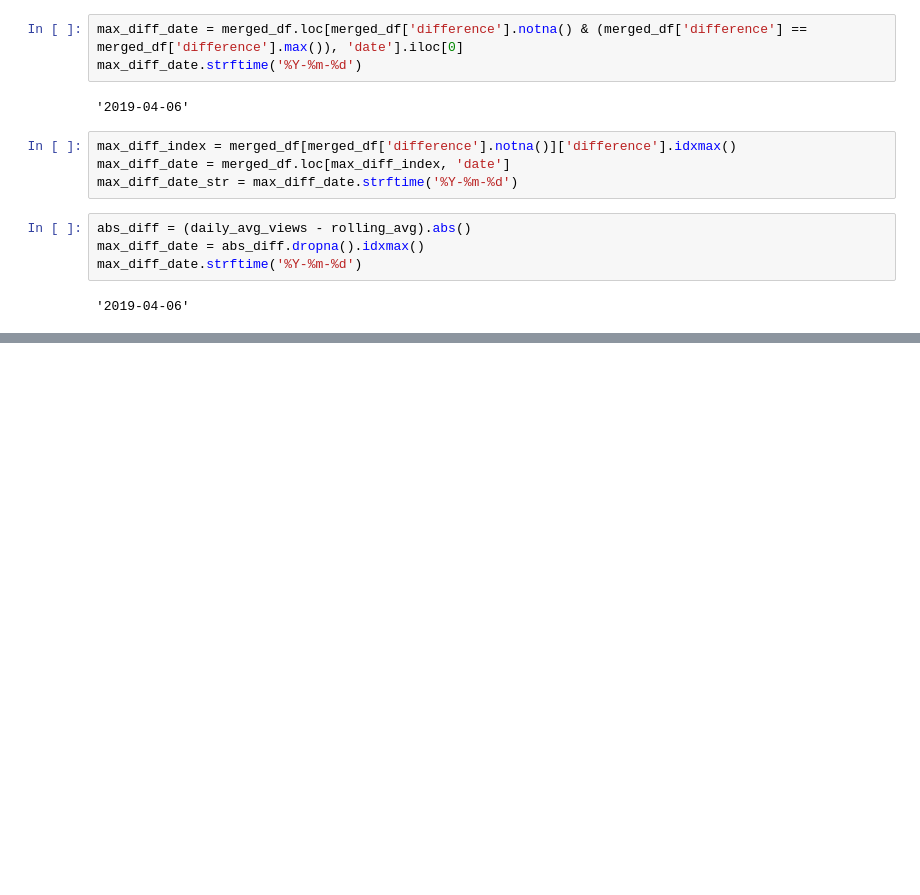
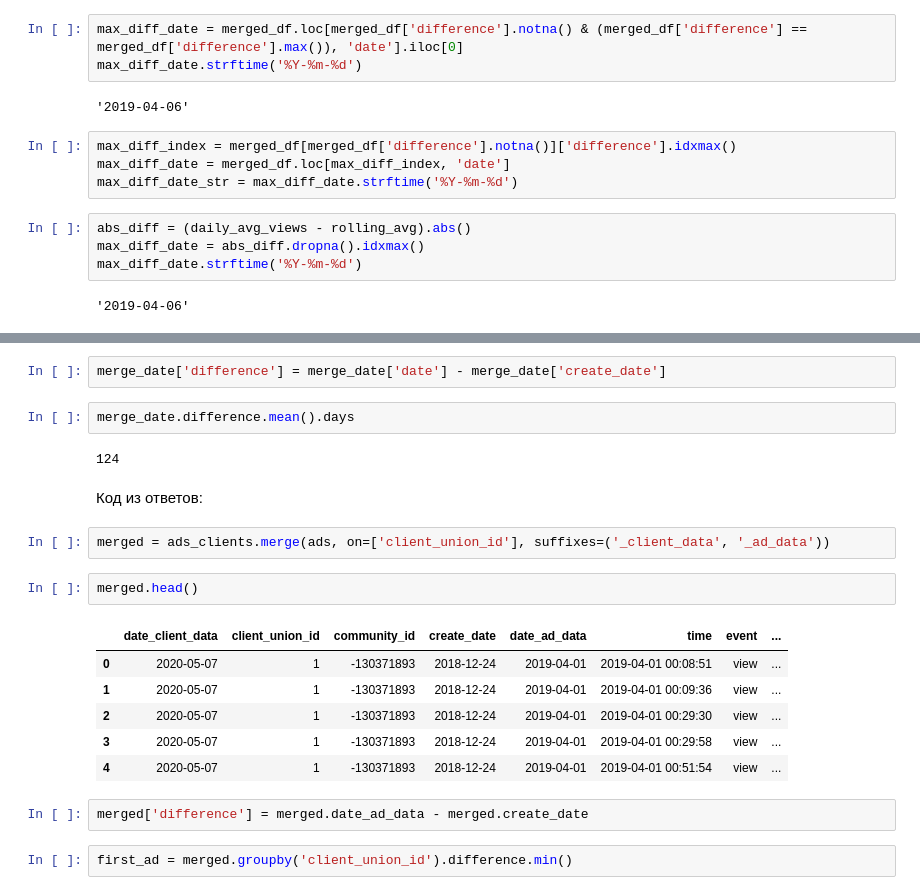
Before and after one commit to Praldmur/Simulation, a Jupyter notebook: mini_project_6.ipynb, the cells around one changed output, grey strips where cells are left out. Cells and saved outputs as stored; diff of their text form; blank space fills up the shorter version.

```diff
--- a/mini_project_6.ipynb
+++ b/mini_project_6.ipynb
@@ -320,0 +347,23 @@ max_diff_date.strftime('%Y-%m-%d')
+# %%
+merge_date['difference'] = merge_date['date'] - merge_date['create_date']
+# %%
+merge_date.difference.mean().days
+# %% [output]
+124
+# %% [markdown]
+Код из ответов:
+# %%
+merged = ads_clients.merge(ads, on=['client_union_id'], suffixes=('_client_data', '_ad_data'))
+# %%
+merged.head()
+# %% [output]
+|  | date_client_data | client_union_id | community_id | create_date | date_ad_data | time | event | ... |
+| 0 | 2020-05-07 | 1 | -130371893 | 2018-12-24 | 2019-04-01 | 2019-04-01 00:08:51 | view | ... |
+| 1 | 2020-05-07 | 1 | -130371893 | 2018-12-24 | 2019-04-01 | 2019-04-01 00:09:36 | view | ... |
+| 2 | 2020-05-07 | 1 | -130371893 | 2018-12-24 | 2019-04-01 | 2019-04-01 00:29:30 | view | ... |
+| 3 | 2020-05-07 | 1 | -130371893 | 2018-12-24 | 2019-04-01 | 2019-04-01 00:29:58 | view | ... |
+| 4 | 2020-05-07 | 1 | -130371893 | 2018-12-24 | 2019-04-01 | 2019-04-01 00:51:54 | view | ... |
+# %%
+merged['difference'] = merged.date_ad_data - merged.create_date
+# %%
+first_ad = merged.groupby('client_union_id').difference.min()
```
Also changed, not shown: parts of 24 cells of this notebook.
